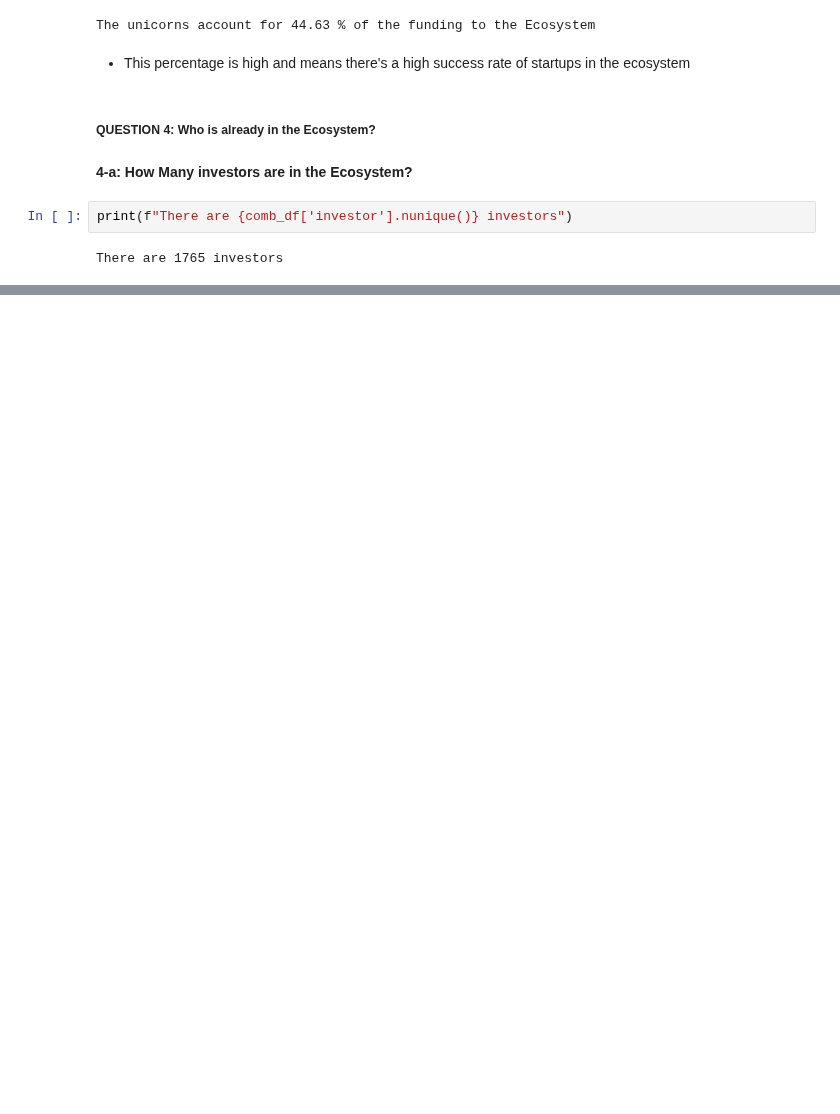
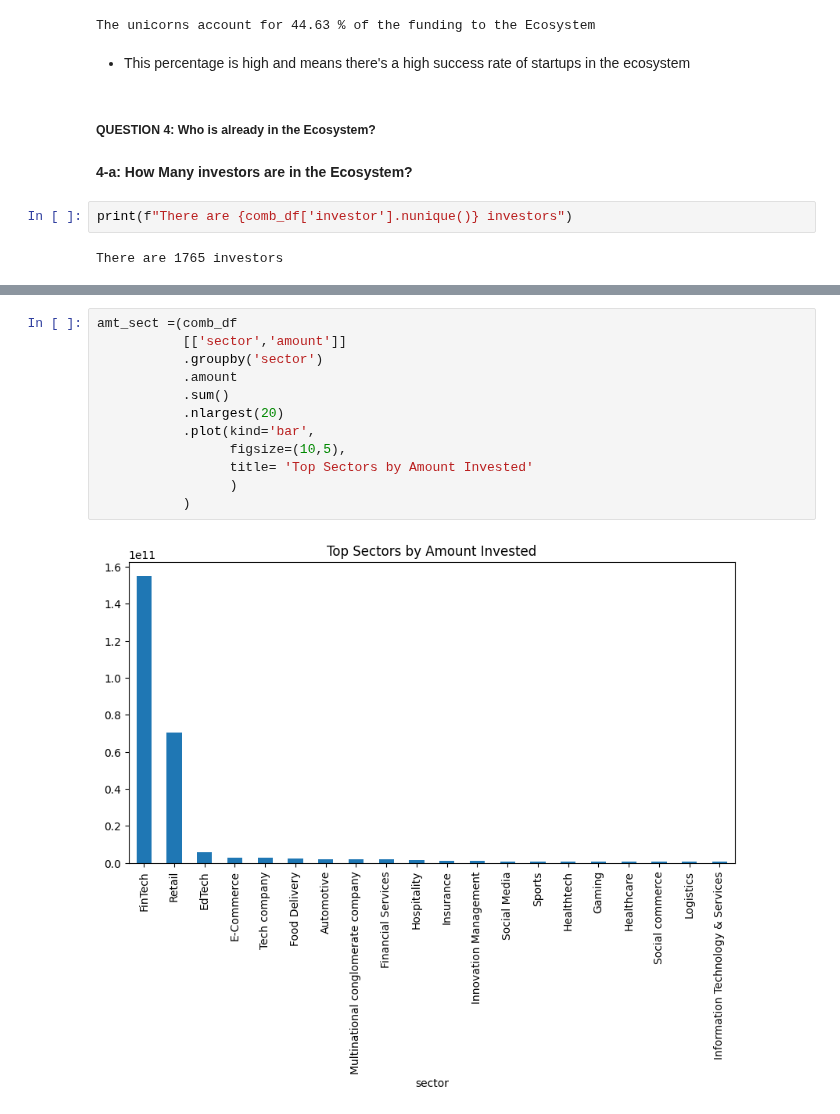
Before and after one commit to Rama-Mwenda/Indian_Ecosystem_Analysis, a Jupyter notebook: Analysis_Notebook.ipynb, the cells around one changed output, grey strips where cells are left out. Cells and saved outputs as stored; diff of their text form; blank space fills up the shorter version.

```diff
--- a/Analysis_Notebook.ipynb
+++ b/Analysis_Notebook.ipynb
@@ -2158,0 +2294,14 @@ comb_df['investor'].value_counts().nlargest(10).plot(kind='bar')
+# %%
+amt_sect =(comb_df
+           [['sector','amount']]
+           .groupby('sector')
+           .amount
+           .sum()
+           .nlargest(20)
+           .plot(kind='bar',
+                 figsize=(10,5),
+                 title= 'Top Sectors by Amount Invested'
+                 )
+           )
+# %% [output]
+[figure, added]
```
Also changed, not shown: parts of 15 cells of this notebook.
